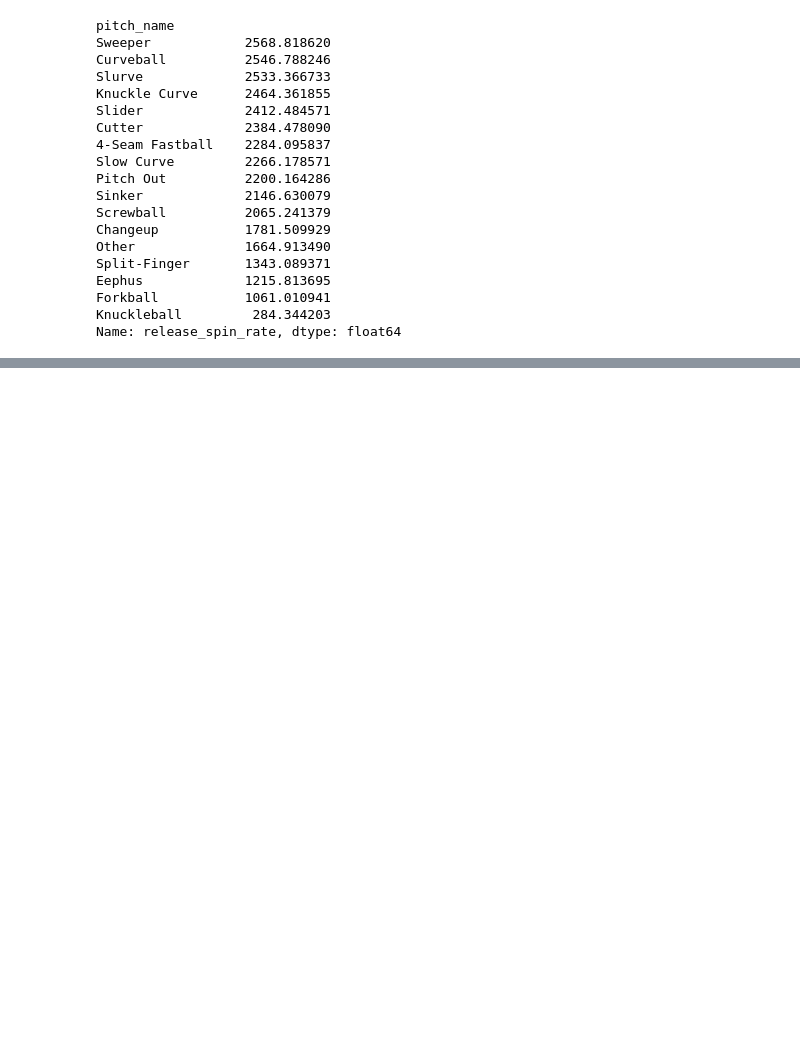
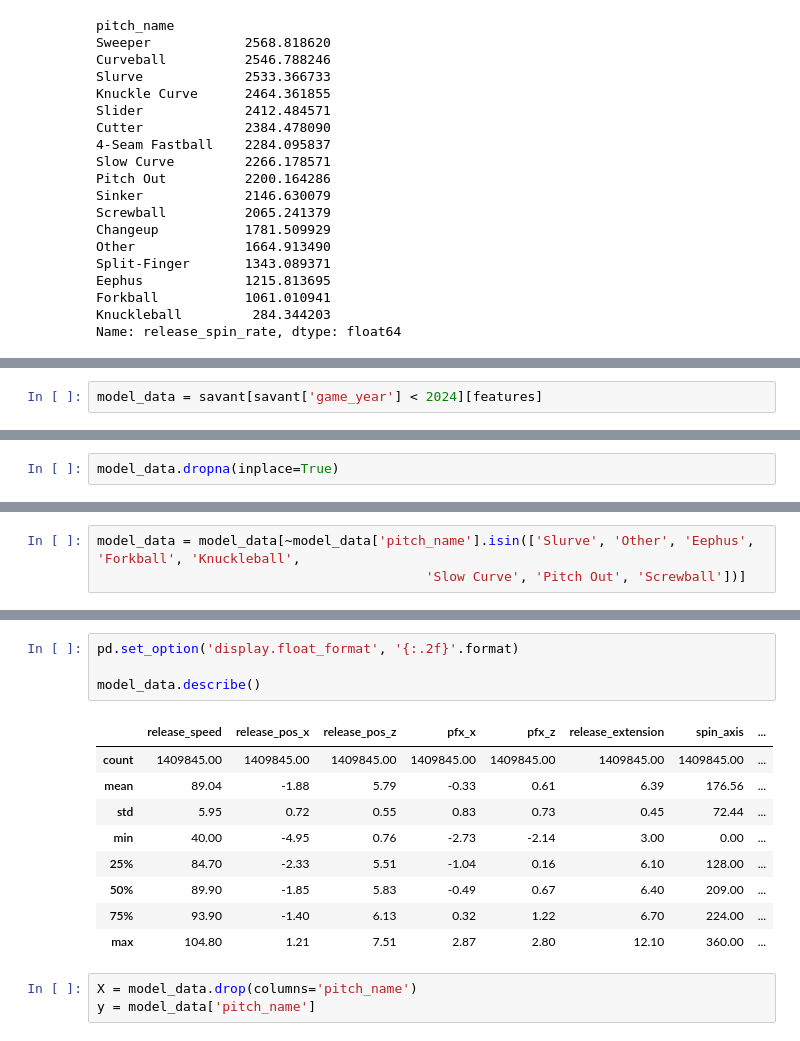
Before and after one commit to UNC-Charlotte-Sports-Analytics-Club/Coding-Lectures, a Jupyter notebook: Lecture-3-Fall-2024/Pitch-Classifier.ipynb, the cells around one changed output, grey strips where cells are left out. Saved outputs shown, nothing was run; the diff lists cells and outputs as text; blank space fills up the shorter version.

```diff
--- a/Lecture-3-Fall-2024/Pitch-Classifier.ipynb
+++ b/Lecture-3-Fall-2024/Pitch-Classifier.ipynb
@@ -115,0 +169,2 @@ Name: release_spin_rate, dtype: float64
+# %%
+model_data = savant[savant['game_year'] < 2024][features]
@@ -115,0 +184,2 @@ Name: release_spin_rate, dtype: float64
+# %%
+model_data.dropna(inplace=True)
@@ -115,0 +208,3 @@ Name: release_spin_rate, dtype: float64
+# %%
+model_data = model_data[~model_data['pitch_name'].isin(['Slurve', 'Other', 'Eephus', 'Forkball', 'Knuckleball',
+                                          'Slow Curve', 'Pitch Out', 'Screwball'])]
@@ -115,0 +224,17 @@ Name: release_spin_rate, dtype: float64
+# %%
+pd.set_option('display.float_format', '{:.2f}'.format)
+
+model_data.describe()
+# %% [output]
+|  | release_speed | release_pos_x | release_pos_z | pfx_x | pfx_z | release_extension | spin_axis | ... |
+| count | 1409845.00 | 1409845.00 | 1409845.00 | 1409845.00 | 1409845.00 | 1409845.00 | 1409845.00 | ... |
+| mean | 89.04 | -1.88 | 5.79 | -0.33 | 0.61 | 6.39 | 176.56 | ... |
+| std | 5.95 | 0.72 | 0.55 | 0.83 | 0.73 | 0.45 | 72.44 | ... |
+| min | 40.00 | -4.95 | 0.76 | -2.73 | -2.14 | 3.00 | 0.00 | ... |
+| 25% | 84.70 | -2.33 | 5.51 | -1.04 | 0.16 | 6.10 | 128.00 | ... |
+| 50% | 89.90 | -1.85 | 5.83 | -0.49 | 0.67 | 6.40 | 209.00 | ... |
+| 75% | 93.90 | -1.40 | 6.13 | 0.32 | 1.22 | 6.70 | 224.00 | ... |
+| max | 104.80 | 1.21 | 7.51 | 2.87 | 2.80 | 12.10 | 360.00 | ... |
+# %%
+X = model_data.drop(columns='pitch_name')
+y = model_data['pitch_name']
```
Also changed, not shown: parts of 18 cells of this notebook.
